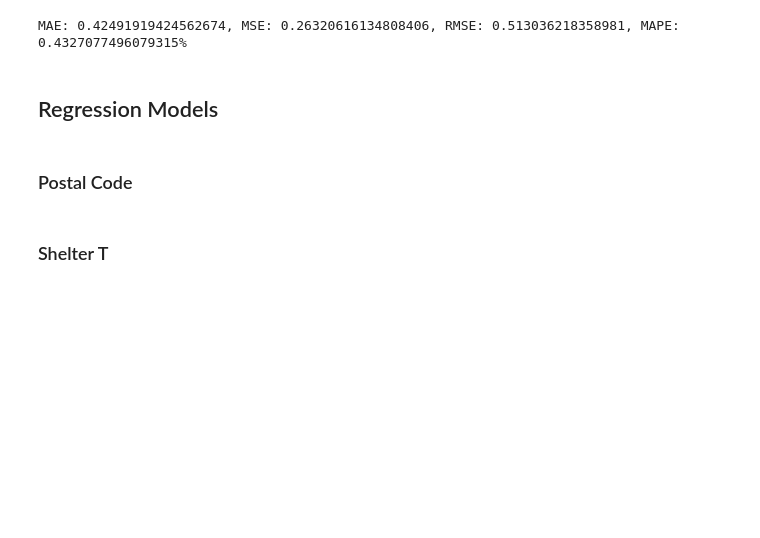
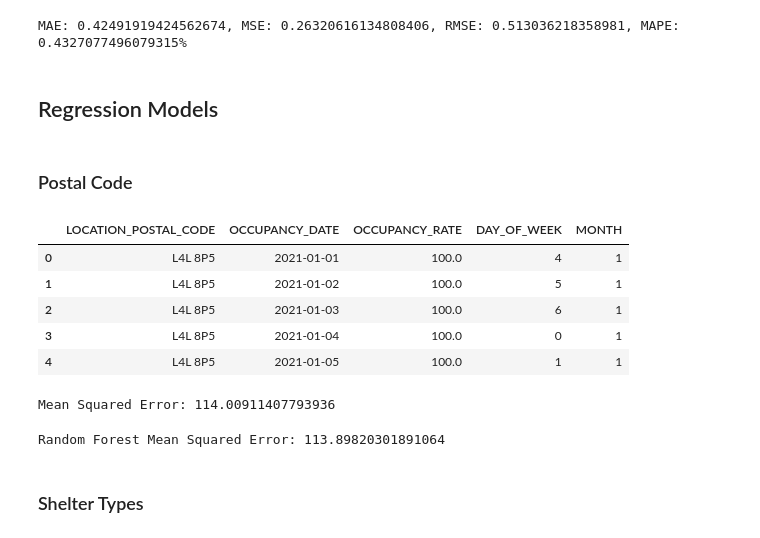
Before and after one commit to Tomasdfgh/RBCs_Borealis_AIs_Shelter_Occupancy_Forecast, a Jupyter notebook: multi_step.ipynb, the cells around one changed output. Saved outputs shown, nothing was run; the diff lists cells and outputs as text; code cells hidden in the pictures; blank space fills up the shorter version.

```diff
--- a/multi_step.ipynb
+++ b/multi_step.ipynb
@@ -236,4 +235,57 @@ MAE: 0.42491919424562674, MSE: 0.26320616134808406, RMSE: 0.513036218358981, MAP
 # %% [markdown]
 ### Postal Code
+# %%
+# Data Prep
+
+postal_code_data = combined_total_df
+
+postal_code_data['DAY_OF_WEEK'] = postal_code_data['OCCUPANCY_DATE'].dt.dayofweek
+postal_code_data['MONTH'] = postal_code_data['OCCUPANCY_DATE'].dt.month
+
+grouped_data = postal_code_data.groupby(['LOCATION_POSTAL_CODE', 'OCCUPANCY_DATE']).agg({
+    'OCCUPANCY_RATE': 'mean',
+    'DAY_OF_WEEK': 'first',  # since all entries per day should be the same
+    'MONTH': 'first'
+}).reset_index()
+
+grouped_data.head()
+# %% [output]
+|  | LOCATION_POSTAL_CODE | OCCUPANCY_DATE | OCCUPANCY_RATE | DAY_OF_WEEK | MONTH |
+| 0 | L4L 8P5 | 2021-01-01 | 100.0 | 4 | 1 |
+| 1 | L4L 8P5 | 2021-01-02 | 100.0 | 5 | 1 |
+| 2 | L4L 8P5 | 2021-01-03 | 100.0 | 6 | 1 |
+| 3 | L4L 8P5 | 2021-01-04 | 100.0 | 0 | 1 |
+| 4 | L4L 8P5 | 2021-01-05 | 100.0 | 1 | 1 |
+# %%
+# Prepare the feature matrix and target vector
+postal_X = postal_code_data[['DAY_OF_WEEK', 'MONTH']]
+postal_y = postal_code_data['OCCUPANCY_RATE']
+
+# Split the dataset
+X_train_postal, X_test_postal, y_train_postal, y_test_postal = train_test_split(postal_X, postal_y, test_size=0.2, random_state=4)
+
+# Initialize and train the linear regression model
+model = LinearRegression()
+model.fit(X_train_postal, y_train_postal)
+
+# Predict and evaluate the model
+postal_predictions = model.predict(X_test_postal)
+postal_mse = mean_squared_error(y_test_postal, postal_predictions)
+print(f'Mean Squared Error: {postal_mse}')
+# %% [output]
+Mean Squared Error: 114.00911407793936
+# %%
+# Initialize the Random Forest model
+rf_model_postal = RandomForestRegressor(n_estimators=100, random_state=42)
+
+# Train the model
+rf_model_postal.fit(X_train_postal, y_train_postal)
+
+# Predict and evaluate the model
+rf_predictions_postal = rf_model_postal.predict(X_test_postal)
+rf_mse_postal = mean_squared_error(y_test_postal, rf_predictions_postal)
+print(f'Random Forest Mean Squared Error: {rf_mse_postal}')
+# %% [output]
+Random Forest Mean Squared Error: 113.89820301891064
 # %% [markdown]
-### Shelter T
+### Shelter Types
```
Also changed, not shown: parts of 42 cells of this notebook.
